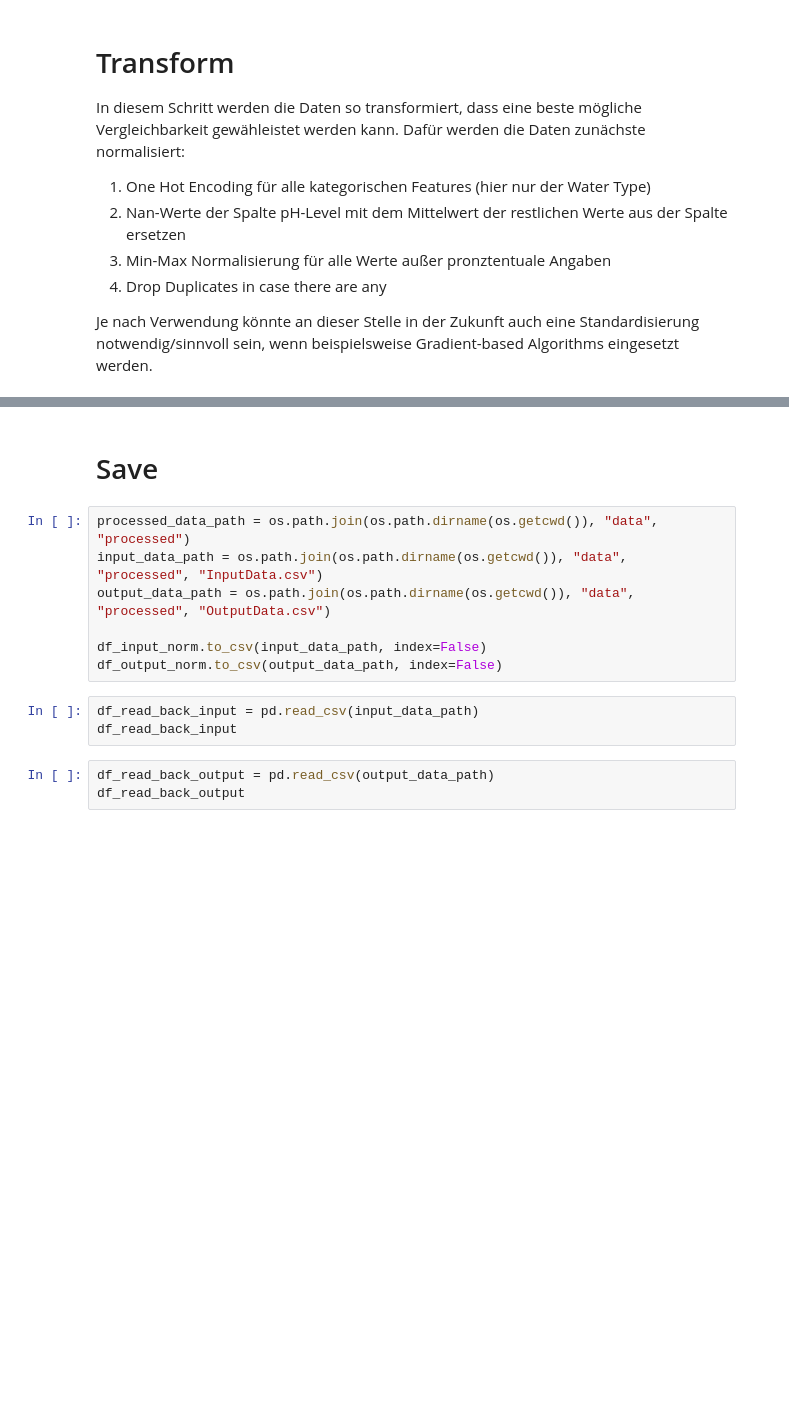
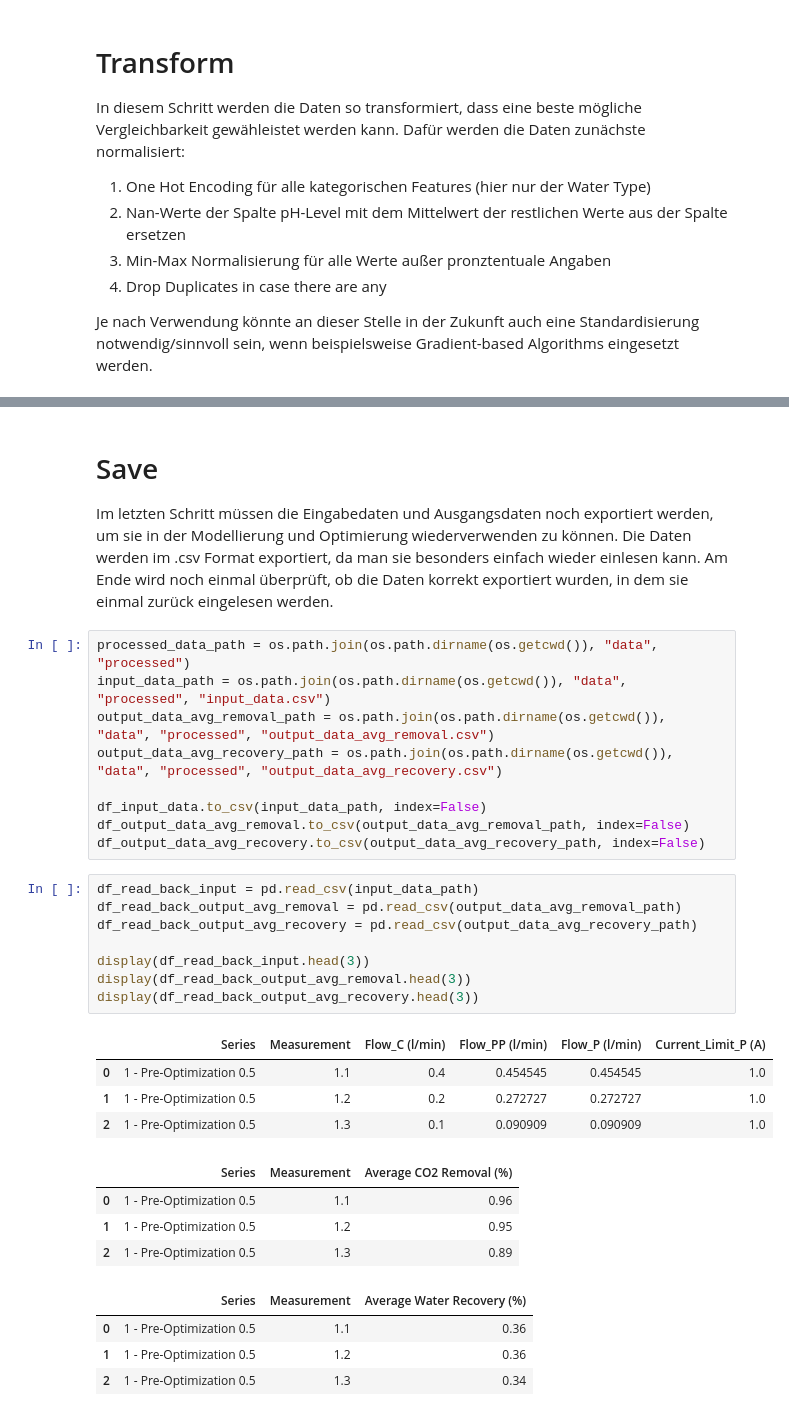
Before and after one commit to DavidGinfo/CapBioCO2_Optimization, a Jupyter notebook: notebooks/DataProcessing.ipynb, the cells around one changed output, grey strips where cells are left out. Drawn from its saved outputs; the diff is of its cells as text; blank space fills up the shorter version.

```diff
--- a/notebooks/DataProcessing.ipynb
+++ b/notebooks/DataProcessing.ipynb
@@ -307,15 +325,35 @@ df.head()
 # %% [markdown]
 # Save
+
+Im letzten Schritt müssen die Eingabedaten und Ausgangsdaten noch exportiert werden, um sie in der Modellierung und Optimierung wiederverwenden zu können.
+Die Daten werden im .csv Format exportiert, da man sie besonders einfach wieder einlesen kann. Am Ende wird noch einmal überprüft, ob die Daten korrekt exportiert wurden, in dem sie einmal zurück eingelesen werden.
 # %%
 processed_data_path = os.path.join(os.path.dirname(os.getcwd()), "data", "processed")
-input_data_path = os.path.join(os.path.dirname(os.getcwd()), "data", "processed", "InputData.csv")
-output_data_path = os.path.join(os.path.dirname(os.getcwd()), "data", "processed", "OutputData.csv")
+input_data_path = os.path.join(os.path.dirname(os.getcwd()), "data", "processed", "input_data.csv")
+output_data_avg_removal_path = os.path.join(os.path.dirname(os.getcwd()), "data", "processed", "output_data_avg_removal.csv")
+output_data_avg_recovery_path = os.path.join(os.path.dirname(os.getcwd()), "data", "processed", "output_data_avg_recovery.csv")
 
-df_input_norm.to_csv(input_data_path, index=False)
-df_output_norm.to_csv(output_data_path, index=False)
+df_input_data.to_csv(input_data_path, index=False)
+df_output_data_avg_removal.to_csv(output_data_avg_removal_path, index=False)
+df_output_data_avg_recovery.to_csv(output_data_avg_recovery_path, index=False)
-# %%
-df_read_back_input = pd.read_csv(input_data_path)
-df_read_back_input
 # %%
-df_read_back_output = pd.read_csv(output_data_path)
-df_read_back_output
+df_read_back_input = pd.read_csv(input_data_path)
+df_read_back_output_avg_removal = pd.read_csv(output_data_avg_removal_path)
+df_read_back_output_avg_recovery = pd.read_csv(output_data_avg_recovery_path)
+
+display(df_read_back_input.head(3))
+display(df_read_back_output_avg_removal.head(3))
+display(df_read_back_output_avg_recovery.head(3))
+# %% [output]
+|  | Series | Measurement | Flow_C (l/min) | Flow_PP (l/min) | Flow_P (l/min) | Current_Limit_P (A) |
+| 0 | 1 - Pre-Optimization 0.5 | 1.1 | 0.4 | 0.454545 | 0.454545 | 1.0 |
+| 1 | 1 - Pre-Optimization 0.5 | 1.2 | 0.2 | 0.272727 | 0.272727 | 1.0 |
+| 2 | 1 - Pre-Optimization 0.5 | 1.3 | 0.1 | 0.090909 | 0.090909 | 1.0 |
+|  | Series | Measurement | Average CO2 Removal (%) |
+| 0 | 1 - Pre-Optimization 0.5 | 1.1 | 0.96 |
+| 1 | 1 - Pre-Optimization 0.5 | 1.2 | 0.95 |
+| 2 | 1 - Pre-Optimization 0.5 | 1.3 | 0.89 |
+|  | Series | Measurement | Average Water Recovery (%) |
+| 0 | 1 - Pre-Optimization 0.5 | 1.1 | 0.36 |
+| 1 | 1 - Pre-Optimization 0.5 | 1.2 | 0.36 |
+| 2 | 1 - Pre-Optimization 0.5 | 1.3 | 0.34 |
```
Also changed, not shown: parts of 4 cells of this notebook, 3 other files.
